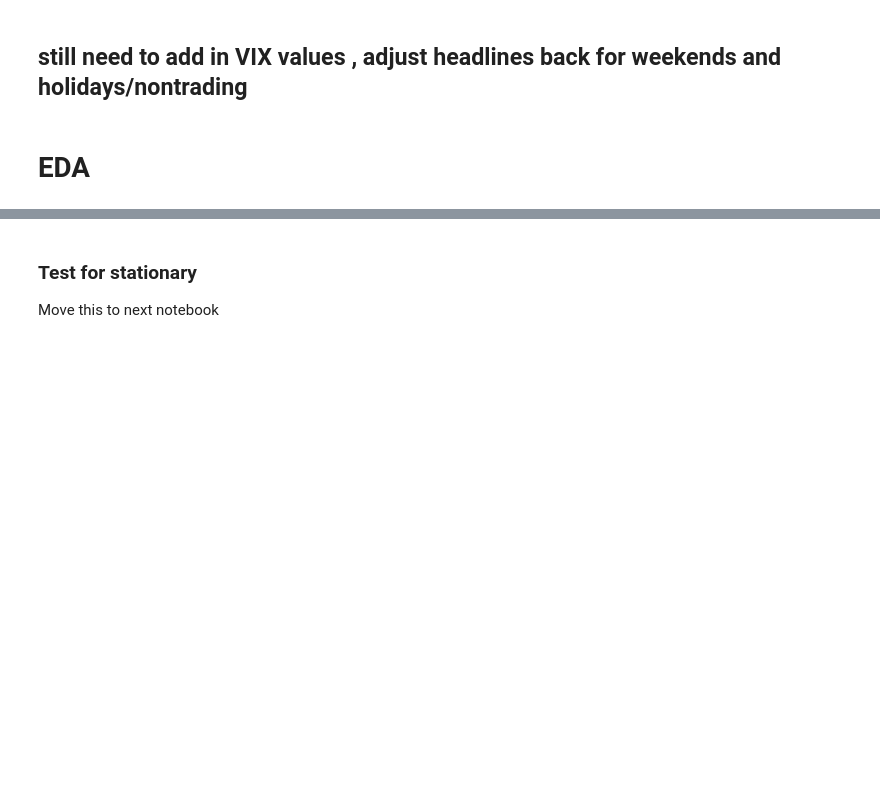
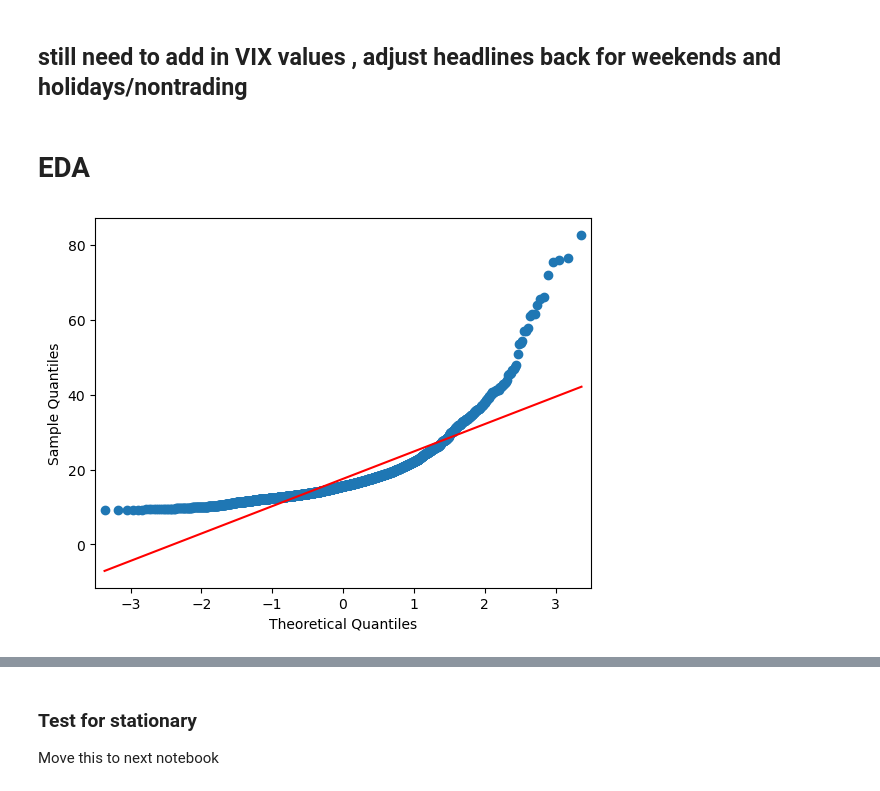
Before and after one commit to mikedshadow/Capstone-3, a Jupyter notebook: Notebooks/Data-Wrangle.ipynb, the cells around one changed output, grey strips where cells are left out. Drawn from its saved outputs; the diff is of its cells as text; code cells hidden in the pictures; blank space fills up the shorter version.

```diff
--- a/Notebooks/Data-Wrangle.ipynb
+++ b/Notebooks/Data-Wrangle.ipynb
@@ -290,8 +301,7 @@ df3.head()
 %%time
 #Do a Count of headlines  of each type make it into 3 columns
 categories = ['Positive', 'Neutral', 'Negative']
-
 for x in categories:
-  for a in df3['sentiment_x']:
-    df3[x] = [a.count(x) for a in df3['sentiment_x']]
+    for a in df3['sentiments']:
+        df3[x] = [a.count(x) for a in df3['sentiments']]
 # %% [output]
@@ -347,6 +346,7 @@ df3.tail()
 ## Merge with the VIX data
 # prep the date first
 df = df.rename(columns={'DATE':'date'})
+df['date'] = pd.to_datetime(df['date'])
 df['date'] = df['date'].dt.date
 df.head()
 # %% [output]
@@ -675,6 +709,8 @@ df5.to_csv('df5.csv')
 # EDA
 # %%
 #See if it is normally distributed
-qqplot(df2['CLOSE'], line='s')
+qqplot(df5['CLOSE'], line='s')
 plt.show()
+# %% [output]
+[figure, added]
 # %%
```
Also changed, not shown: parts of 36 cells of this notebook, 2 other files.
